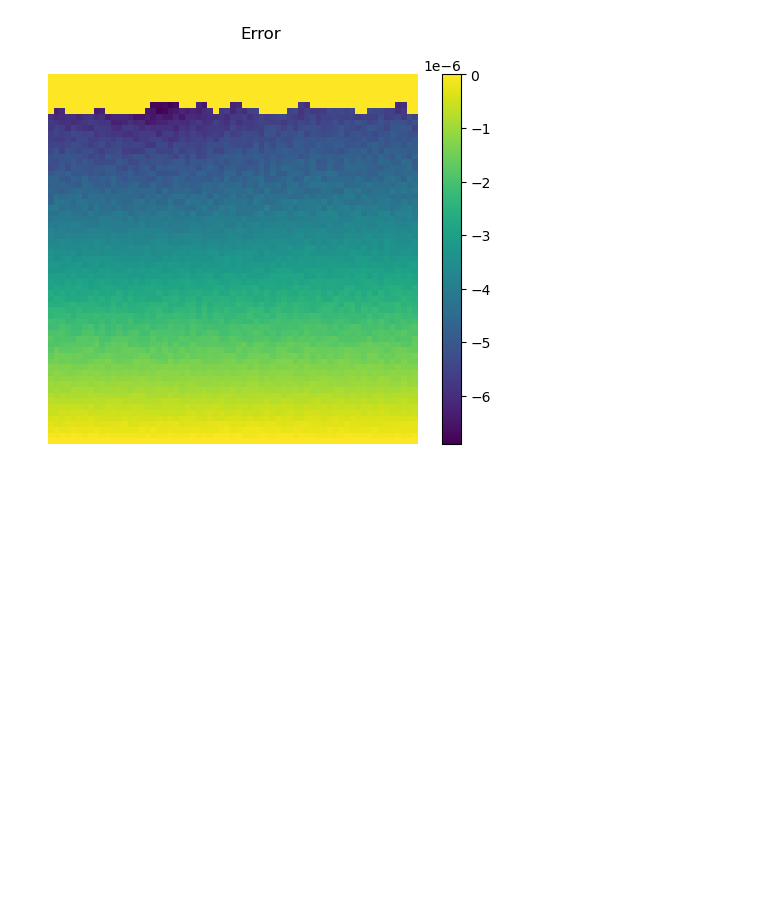
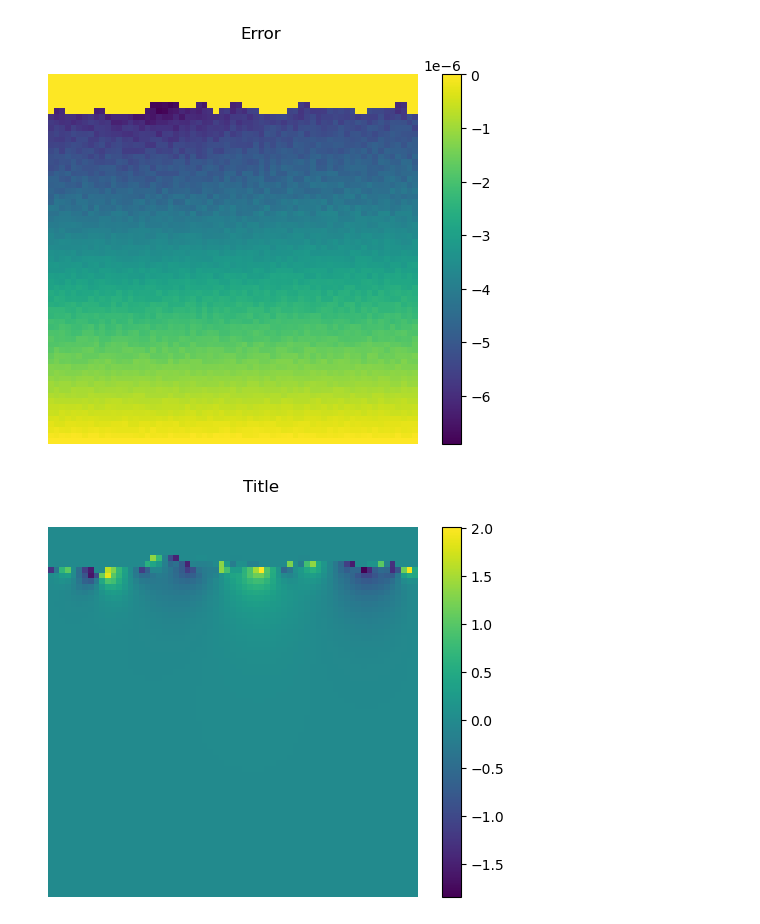
Before and after one commit to ymlasu/MFEA-Net, a Jupyter notebook: MFEANet_thermal_Ti64_test.ipynb, the cells around one changed output. Cells and saved outputs as stored; diff of their text form; code cells hidden in the pictures; blank space fills up the shorter version.

```diff
--- a/MFEANet_thermal_Ti64_test.ipynb
+++ b/MFEANet_thermal_Ti64_test.ipynb
@@ -174,3 +174,7 @@ from feanet.post_processing import ThermalPostProcessing
 tPost = ThermalPostProcessing(h, m_test.float(), emsk_test.float(), nmsk_test.float())
 flux = tPost.ComputeFlux(solution_test.float())
 flux1 = tPost.ComputeFlux(u_mg_jac.float())
+# %%
+plot.plot_thermalfield(flux1[:,0])
+# %% [output]
+[figure, added]
```
Also changed, not shown: parts of 3 cells of this notebook, 4 other files.
